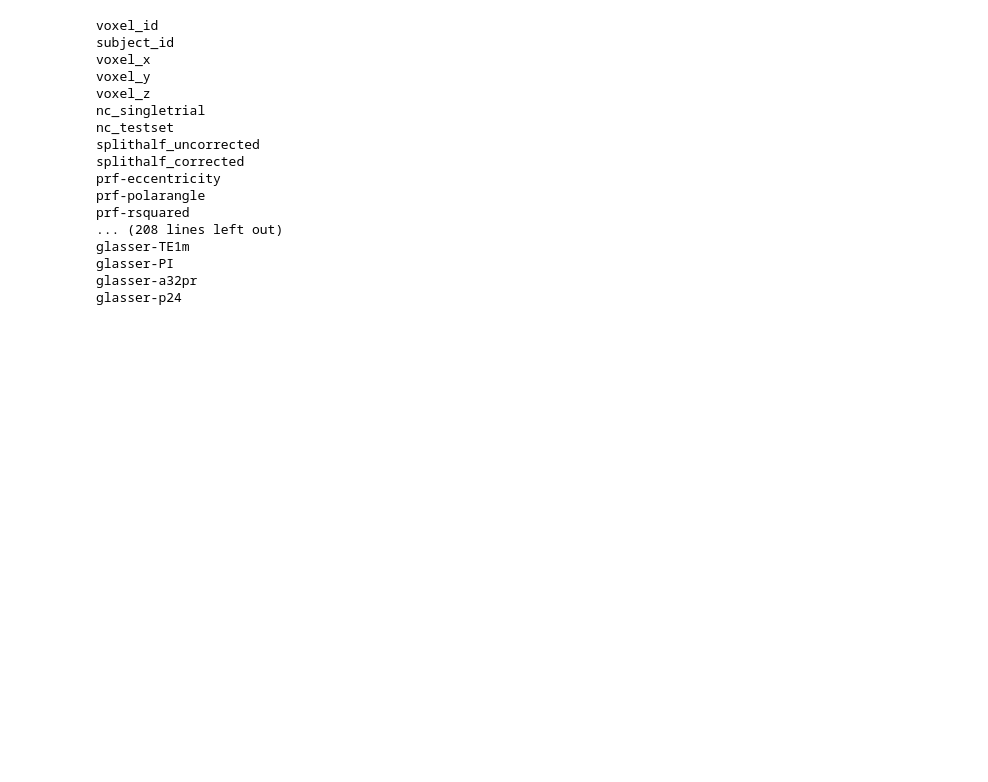
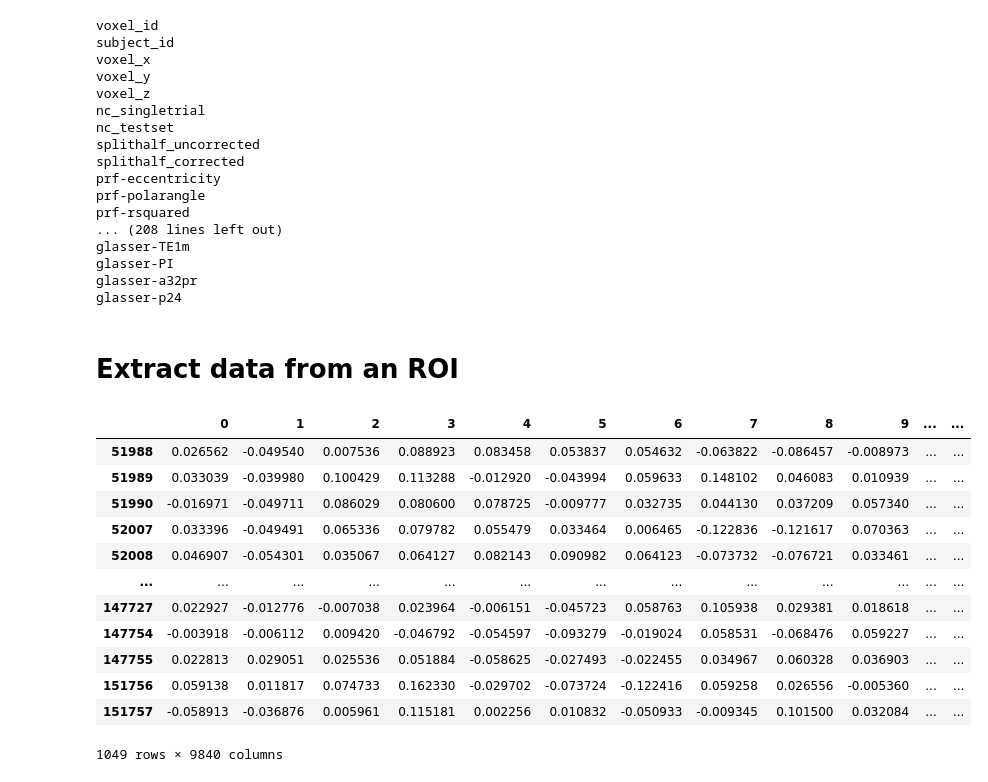
Before and after one commit to ViCCo-Group/THINGS-data, a Jupyter notebook: MRI/notebooks/working_with_rois.ipynb, the cells around one changed output. Saved outputs shown, nothing was run; the diff lists cells and outputs as text; code cells hidden in the pictures; blank space fills up the shorter version.

```diff
--- a/MRI/notebooks/working_with_rois.ipynb
+++ b/MRI/notebooks/working_with_rois.ipynb
@@ -52,3 +71,31 @@ glasser-TE1m
 glasser-PI
 glasser-a32pr
 glasser-p24
+# %% [markdown]
+# Extract data from an ROI
+# %%
+# Say we are interested in V1
+ROI_select = 'V1'
+
+# We simply define a mask of all voxels that match this ROI
+roimask = voxdata[ROI_select].values.astype(bool)
+
+# and apply it to the response data
+roidata = responses[roimask]
+
+# The result will be a data frame where each row contains a voxel in the target ROI
+roidata
+# %% [output]
+|  | 0 | 1 | 2 | 3 | 4 | 5 | 6 | 7 | 8 | 9 | ... | ... |
+| 51988 | 0.026562 | -0.049540 | 0.007536 | 0.088923 | 0.083458 | 0.053837 | 0.054632 | -0.063822 | -0.086457 | -0.008973 | ... | ... |
+| 51989 | 0.033039 | -0.039980 | 0.100429 | 0.113288 | -0.012920 | -0.043994 | 0.059633 | 0.148102 | 0.046083 | 0.010939 | ... | ... |
+| 51990 | -0.016971 | -0.049711 | 0.086029 | 0.080600 | 0.078725 | -0.009777 | 0.032735 | 0.044130 | 0.037209 | 0.057340 | ... | ... |
+| 52007 | 0.033396 | -0.049491 | 0.065336 | 0.079782 | 0.055479 | 0.033464 | 0.006465 | -0.122836 | -0.121617 | 0.070363 | ... | ... |
+| 52008 | 0.046907 | -0.054301 | 0.035067 | 0.064127 | 0.082143 | 0.090982 | 0.064123 | -0.073732 | -0.076721 | 0.033461 | ... | ... |
+| ... | ... | ... | ... | ... | ... | ... | ... | ... | ... | ... | ... | ... |
+| 147727 | 0.022927 | -0.012776 | -0.007038 | 0.023964 | -0.006151 | -0.045723 | 0.058763 | 0.105938 | 0.029381 | 0.018618 | ... | ... |
+| 147754 | -0.003918 | -0.006112 | 0.009420 | -0.046792 | -0.054597 | -0.093279 | -0.019024 | 0.058531 | -0.068476 | 0.059227 | ... | ... |
+| 147755 | 0.022813 | 0.029051 | 0.025536 | 0.051884 | -0.058625 | -0.027493 | -0.022455 | 0.034967 | 0.060328 | 0.036903 | ... | ... |
+| 151756 | 0.059138 | 0.011817 | 0.074733 | 0.162330 | -0.029702 | -0.073724 | -0.122416 | 0.059258 | 0.026556 | -0.005360 | ... | ... |
+| 151757 | -0.058913 | -0.036876 | 0.005961 | 0.115181 | 0.002256 | 0.010832 | -0.050933 | -0.009345 | 0.101500 | 0.032084 | ... | ... |
+1049 rows × 9840 columns
```
Also changed, not shown: parts of 7 cells of this notebook, 2 other files.
